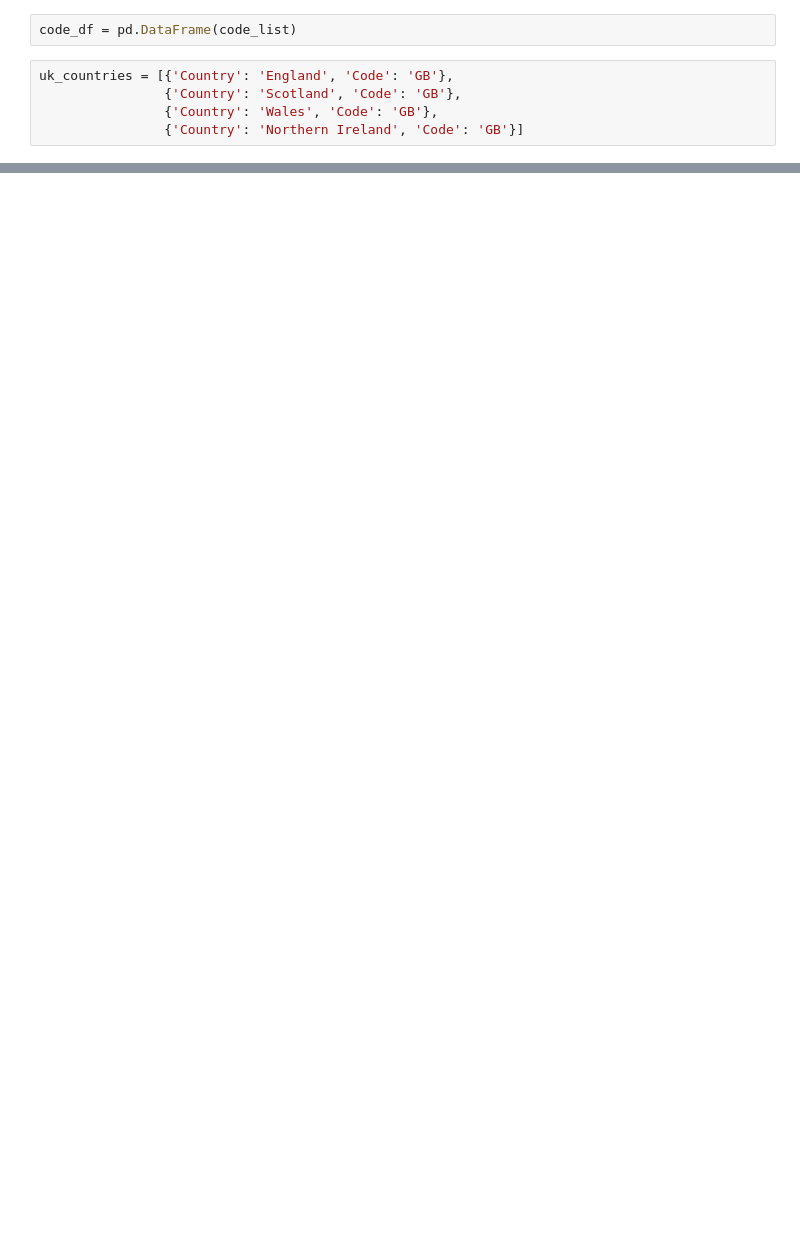
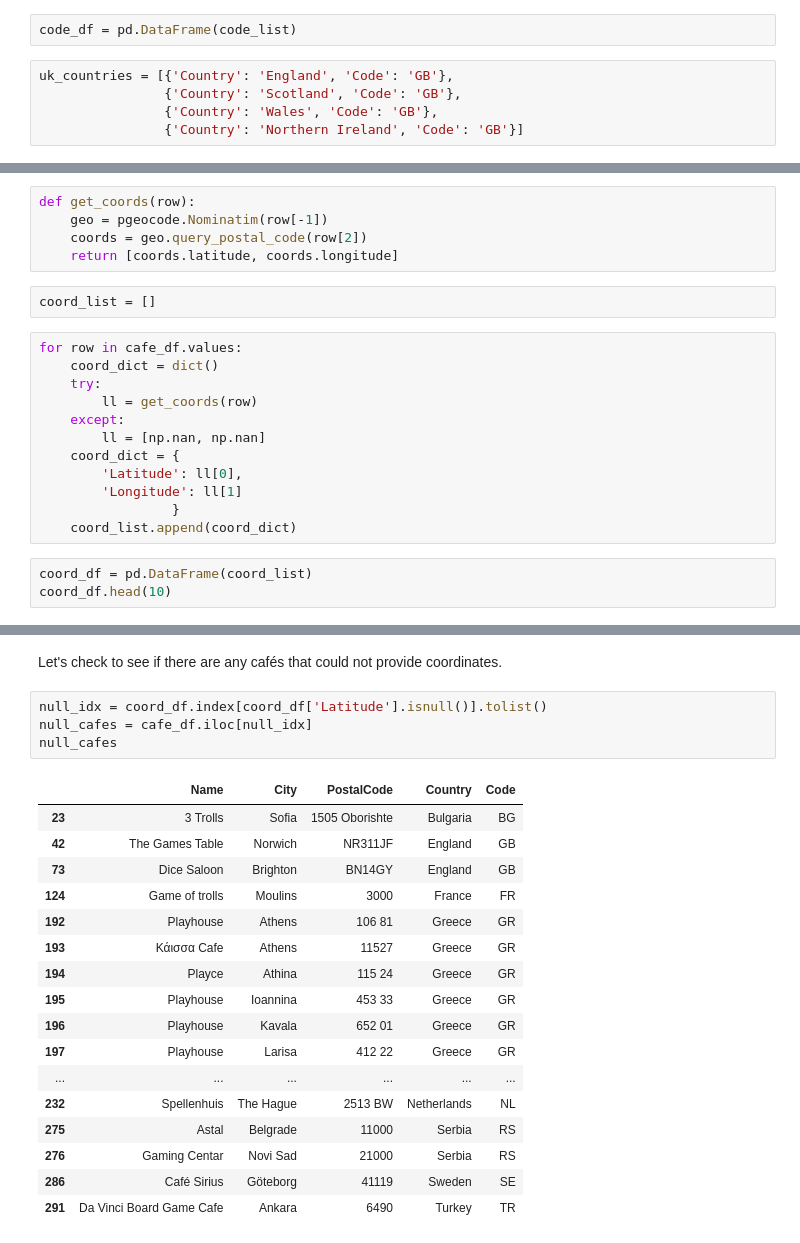
Before and after one commit to kossick/Coursera_Capstone, a Jupyter notebook: Meeple_scrape.ipynb, the cells around one changed output, grey strips where cells are left out. Cells and saved outputs as stored; diff of their text form; blank space fills up the shorter version.

```diff
--- a/Meeple_scrape.ipynb
+++ b/Meeple_scrape.ipynb
@@ -194,0 +144,22 @@ pd.DataFrame(uk_countries)
+# %%
+def get_coords(row):
+    geo = pgeocode.Nominatim(row[-1])
+    coords = geo.query_postal_code(row[2])
+    return [coords.latitude, coords.longitude]
+# %%
+coord_list = []
+# %%
+for row in cafe_df.values:
+    coord_dict = dict()
+    try:
+        ll = get_coords(row)
+    except:
+        ll = [np.nan, np.nan]
+    coord_dict = {
+        'Latitude': ll[0],
+        'Longitude': ll[1]
+                 }
+    coord_list.append(coord_dict)
+# %%
+coord_df = pd.DataFrame(coord_list)
+coord_df.head(10)
@@ -194,0 +178,24 @@ pd.DataFrame(uk_countries)
+# %% [markdown]
+Let's check to see if there are any cafés that could not provide coordinates.
+# %%
+null_idx = coord_df.index[coord_df['Latitude'].isnull()].tolist()
+null_cafes = cafe_df.iloc[null_idx]
+null_cafes
+# %% [output]
+|  | Name | City | PostalCode | Country | Code |
+| 23 | 3 Trolls | Sofia | 1505 Oborishte | Bulgaria | BG |
+| 42 | The Games Table | Norwich | NR311JF | England | GB |
+| 73 | Dice Saloon | Brighton | BN14GY | England | GB |
+| 124 | Game of trolls | Moulins | 3000 | France | FR |
+| 192 | Playhouse | Athens | 106 81 | Greece | GR |
+| 193 | Κάισσα Cafe | Athens | 11527 | Greece | GR |
+| 194 | Playce | Athina | 115 24 | Greece | GR |
+| 195 | Playhouse | Ioannina | 453 33 | Greece | GR |
+| 196 | Playhouse | Kavala | 652 01 | Greece | GR |
+| 197 | Playhouse | Larisa | 412 22 | Greece | GR |
+| ... | ... | ... | ... | ... | ... |
+| 232 | Spellenhuis | The Hague | 2513 BW | Netherlands | NL |
+| 275 | Astal | Belgrade | 11000 | Serbia | RS |
+| 276 | Gaming Centar | Novi Sad | 21000 | Serbia | RS |
+| 286 | Café Sirius | Göteborg | 41119 | Sweden | SE |
+| 291 | Da Vinci Board Game Cafe | Ankara | 6490 | Turkey | TR |
```
Also changed, not shown: parts of 26 cells of this notebook.
